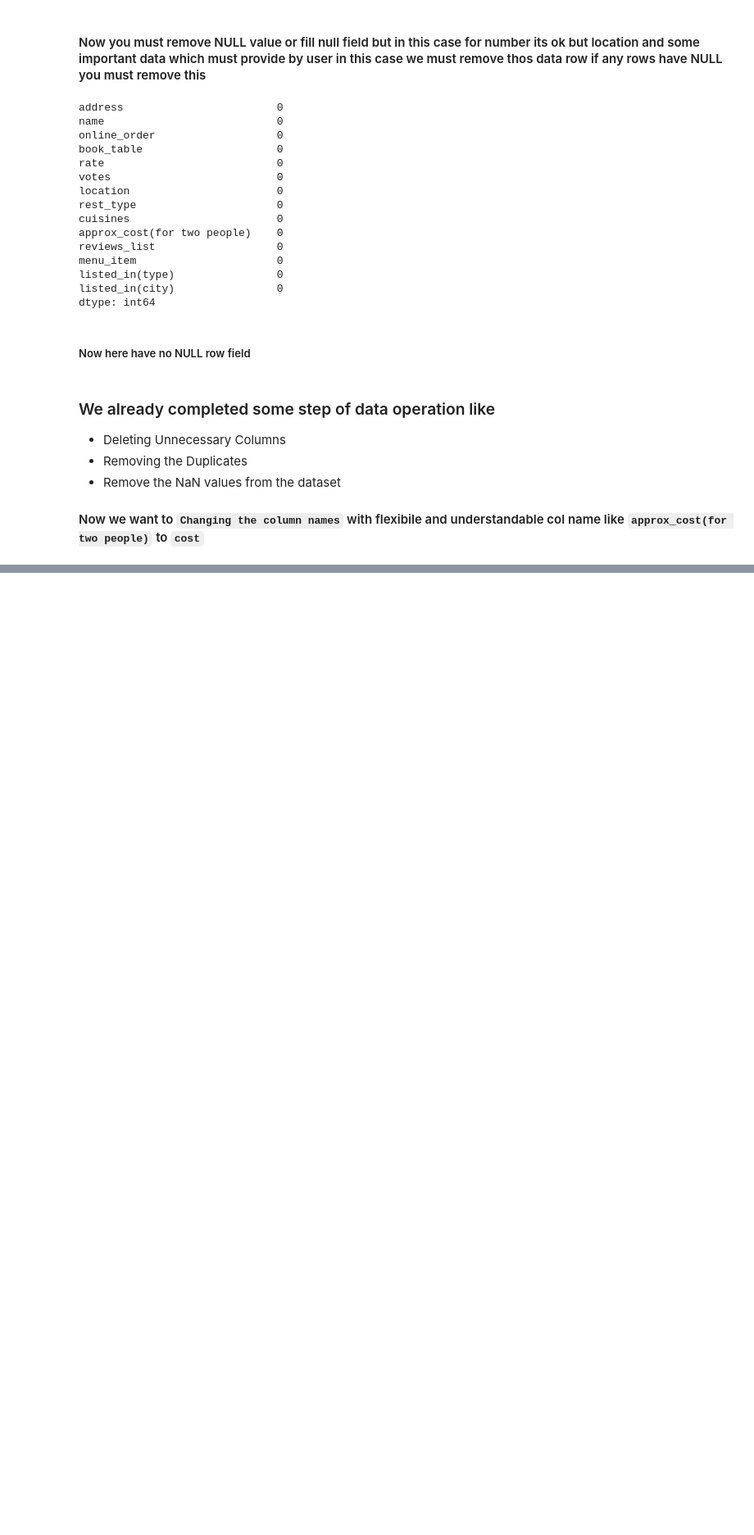
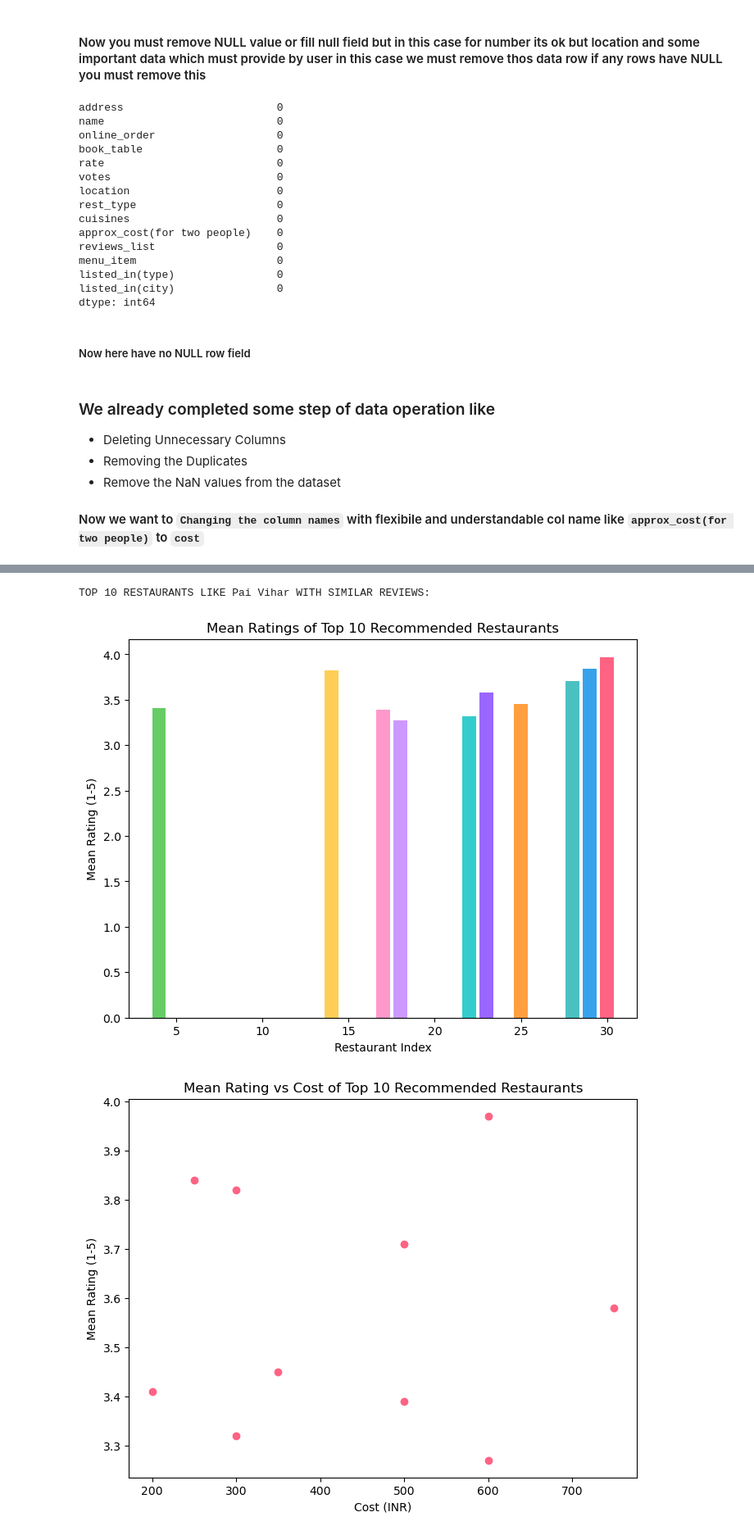
Before and after one commit to AbdullahWB/python, a Jupyter notebook: pythonClassFinalProject/Restaurant Recommendation System Using AI_ML.ipynb, the cells around one changed output, grey strips where cells are left out. Shown at 82% size. Cells and saved outputs as stored; diff of their text form; code cells hidden in the pictures; blank space fills up the shorter version.

```diff
--- a/pythonClassFinalProject/Restaurant Recommendation System Using AI_ML.ipynb
+++ b/pythonClassFinalProject/Restaurant Recommendation System Using AI_ML.ipynb
@@ -141,0 +265,6 @@ fresh_zomato_data.tail(1)
+# %%
+def remove_urls(text):
+    url_pattern = re.compile(r'https?://\S+|www\.\S+')
+    return url_pattern.sub(r'', text)
+
+fresh_zomato_data["reviews_list"] = fresh_zomato_data["reviews_list"].apply(lambda text: remove_urls(text))
@@ -141,0 +280,14 @@ fresh_zomato_data.tail(1)
+# %%
+restaurant_names = list(fresh_zomato_data['name'].unique())
+def get_top_words(column, top_nu_of_words, nu_of_word):
+    vec = CountVectorizer(ngram_range= nu_of_word, stop_words='english')
+    bag_of_words = vec.fit_transform(column)
+    sum_words = bag_of_words.sum(axis=0)
+    words_freq = [(word, sum_words[0, idx]) for word, idx in vec.vocabulary_.items()]
+    words_freq =sorted(words_freq, key = lambda x: x[1], reverse=True)
+    return words_freq[:top_nu_of_words]
+
+fresh_zomato_data=fresh_zomato_data.drop(['address','rest_type', 'type', 'menu_item', 'votes'],axis=1)
+# %%
+df_percent = fresh_zomato_data.sample(frac=0.5)
+df_percent
@@ -141,0 +308,9 @@ fresh_zomato_data.tail(1)
+# %%
+df_percent.set_index('name', inplace=True)
+indices = pd.Series(df_percent.index)
+
+# Creating tf-idf matrix
+tfidf = TfidfVectorizer(analyzer='word', ngram_range=(1, 2), min_df=0.01, stop_words='english')
+tfidf_matrix = tfidf.fit_transform(df_percent['reviews_list'])
+
+cosine_similarities = linear_kernel(tfidf_matrix, tfidf_matrix)
@@ -141,0 +382,6 @@ fresh_zomato_data.tail(1)
+# %%
+recommend('Pai Vihar')
+# %% [output]
+TOP 10 RESTAURANTS LIKE Pai Vihar WITH SIMILAR REVIEWS:
+[figure, added]
+[figure, added]
```
Also changed, not shown: parts of 39 cells of this notebook, 3 other files.
